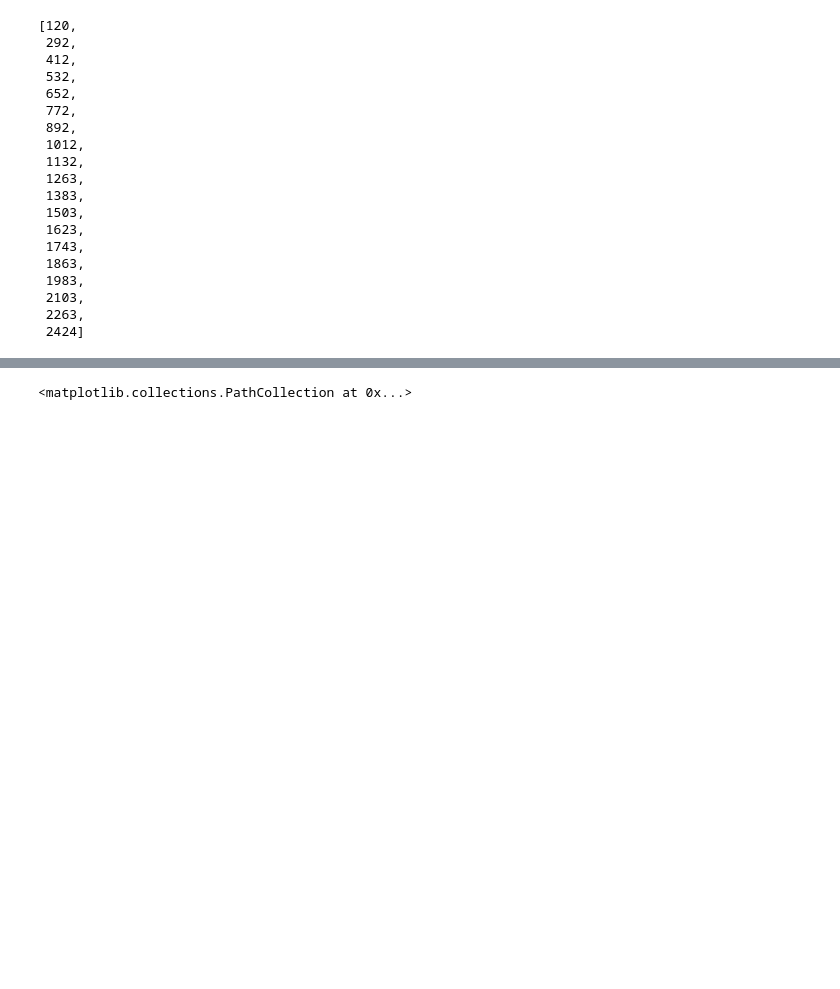
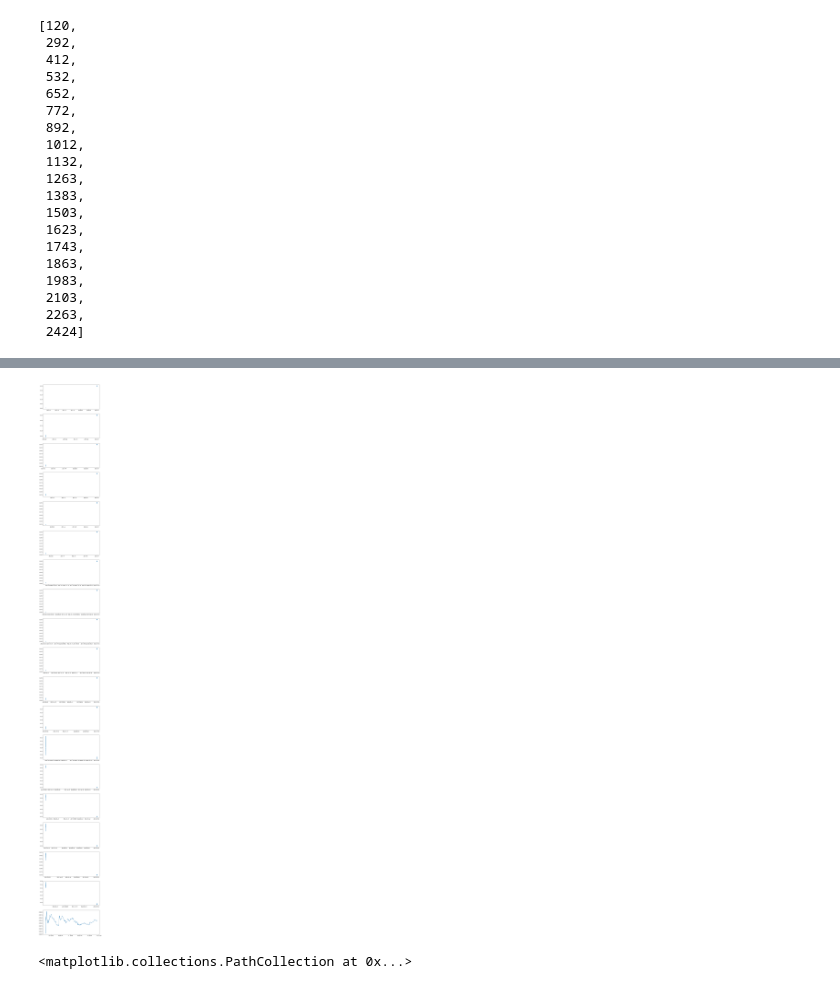
Before and after one commit to ba-group-projects/dogecoin-twitter-elon-musk, a Jupyter notebook: smm750_eda.ipynb, the cells around one changed output, grey strips where cells are left out. Saved outputs shown, nothing was run; the diff lists cells and outputs as text; code cells hidden in the pictures; blank space fills up the shorter version.

```diff
--- a/smm750_eda.ipynb
+++ b/smm750_eda.ipynb
@@ -109,33 +137,42 @@ merge_df.head(100)
 price_change_before_twitter_list = []
 price_change_after_twitter_list = []
 volume_before_twitter_list = []
 volume_after_twitter_list = []
 volatility_before_twitter_list = []
 volatility_after_twitter_list = []
+plt.figure(figsize=(10,100))
+names = locals()
 for count,index in enumerate(timestamp_gap_index):
     if count!=0:
         dfm_temp = merge_df.loc[timestamp_gap_index[count-1]:index-1]
     else:
         dfm_temp = merge_df.loc[0:index-1]
     # Analysis
     # Find the first tweet index
     first_tweet_index = dfm_temp[dfm_temp['tweet']==True].index[0]
     # Find the last tweet index
     last_tweet_index = dfm_temp[dfm_temp['tweet']==True].index[-1]
     # Find the first price change before the first tweet
     price_change_before_twitter = list(dfm_temp.loc[dfm_temp.index[0]:first_tweet_index]['price_change'])
     price_change_before_twitter_list.extend(price_change_before_twitter)
     # Find the last price change after the last tweet
     price_change_after_twitter = list(dfm_temp.loc[last_tweet_index:]['price_change'])
     price_change_after_twitter_list.extend(price_change_after_twitter)
     # Find the first volume before the first tweet
     volume_before_twitter_list.extend(list(dfm_temp.loc[dfm_temp.index[0]:first_tweet_index]['volume']))
     # Find the last volume after the last tweet
     volume_after_twitter_list.extend(list(dfm_temp.loc[last_tweet_index:]['volume']))
     # Find the first volatility before the first tweet
     volatility_before_twitter_list.append(dfm_temp.loc[dfm_temp.index[0]:first_tweet_index]['price_change'].std())
     # Find the last volatility after the last tweet
     volatility_after_twitter_list.append(dfm_temp.loc[last_tweet_index:]['price_change'].std())
+    # draw the price change data
+    names[f"ax{count}"] = plt.subplot(len(timestamp_gap_index),1,count+1)
+    names[f"ax{count}"].plot(dfm_temp["timestamp"],dfm_temp["open"])
+    dfm_tweets_temp = dfm_temp[dfm_temp["tweet_content"].notna()]
+    names[f"ax{count}"].scatter(dfm_tweets["timestamp"],dfm_tweets["open"])
+# %% [output]
+[figure, added]
 # %%
 fig = plt.figure(figsize=(10,5))
 ax1 = fig.add_subplot(3,1,1)
```
Also changed, not shown: parts of 9 cells of this notebook, 1 other file.
